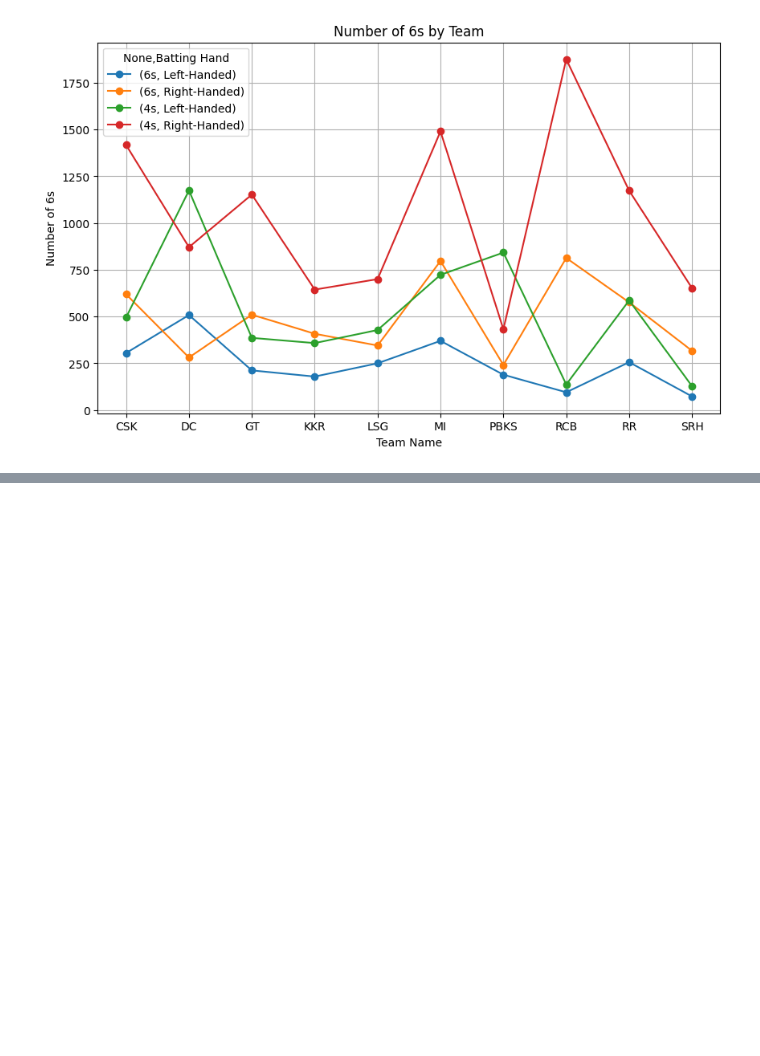
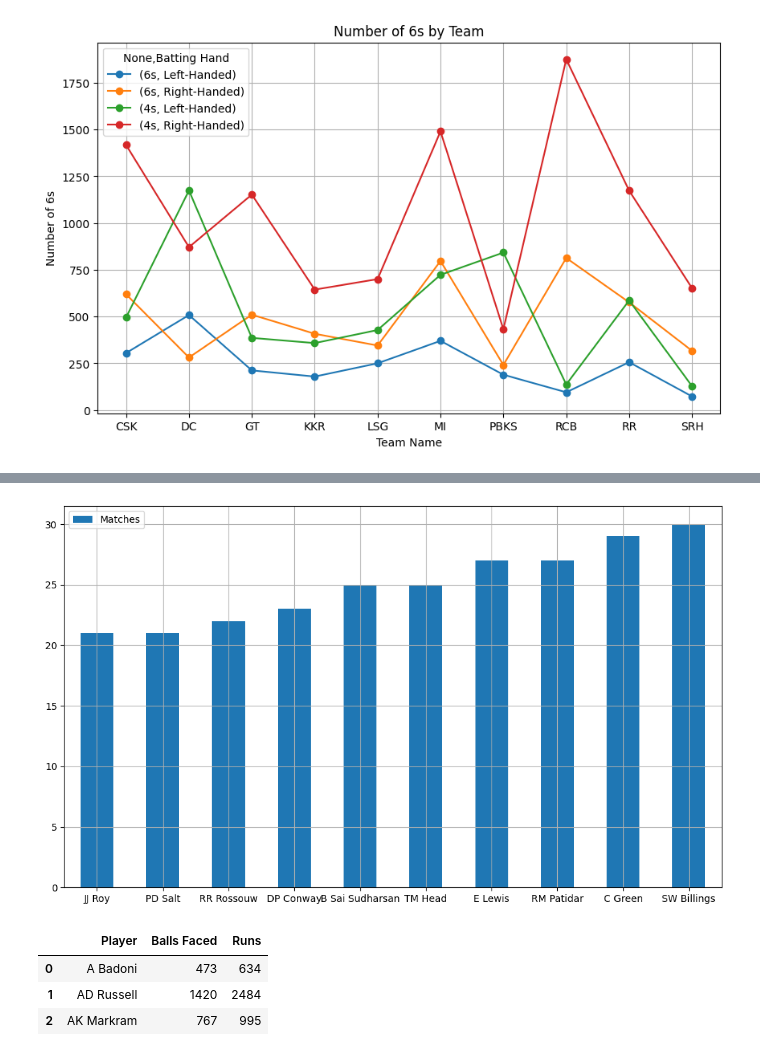
Before and after one commit to Udhay2898/IPL, a Jupyter notebook: IPL_Stats.ipynb, the cells around one changed output, grey strips where cells are left out. Cells and saved outputs as stored; diff of their text form; code cells hidden in the pictures; blank space fills up the shorter version.

```diff
--- a/IPL_Stats.ipynb
+++ b/IPL_Stats.ipynb
@@ -489,0 +547,20 @@ plt.show()
+# %%
+last_10_players.plot.bar(figsize = (10,6),grid = True)
+
+ticks = range(len(last_10_players))
+plt.xticks(ticks=ticks, labels = last_10_players['Player'], rotation=0)
+
+plt.tight_layout()
+plt.show()
+# %% [output]
+[figure, added]
+# %%
+g_Player_2 = g_Player.groupby('Player').agg({'Balls Faced' : 'sum',
+                                              'Runs': 'sum'}).reset_index()
+
+g_Player_2.head(3)
+# %% [output]
+|  | Player | Balls Faced | Runs |
+| 0 | A Badoni | 473 | 634 |
+| 1 | AD Russell | 1420 | 2484 |
+| 2 | AK Markram | 767 | 995 |
```
Also changed, not shown: parts of 7 cells of this notebook.
